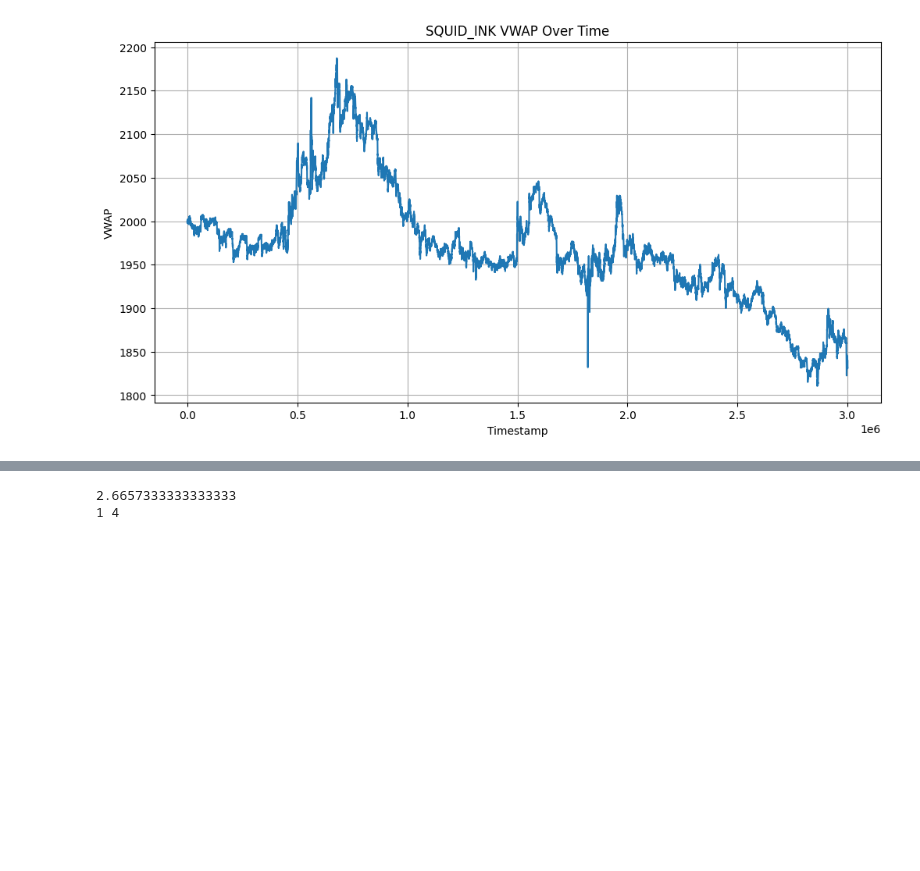
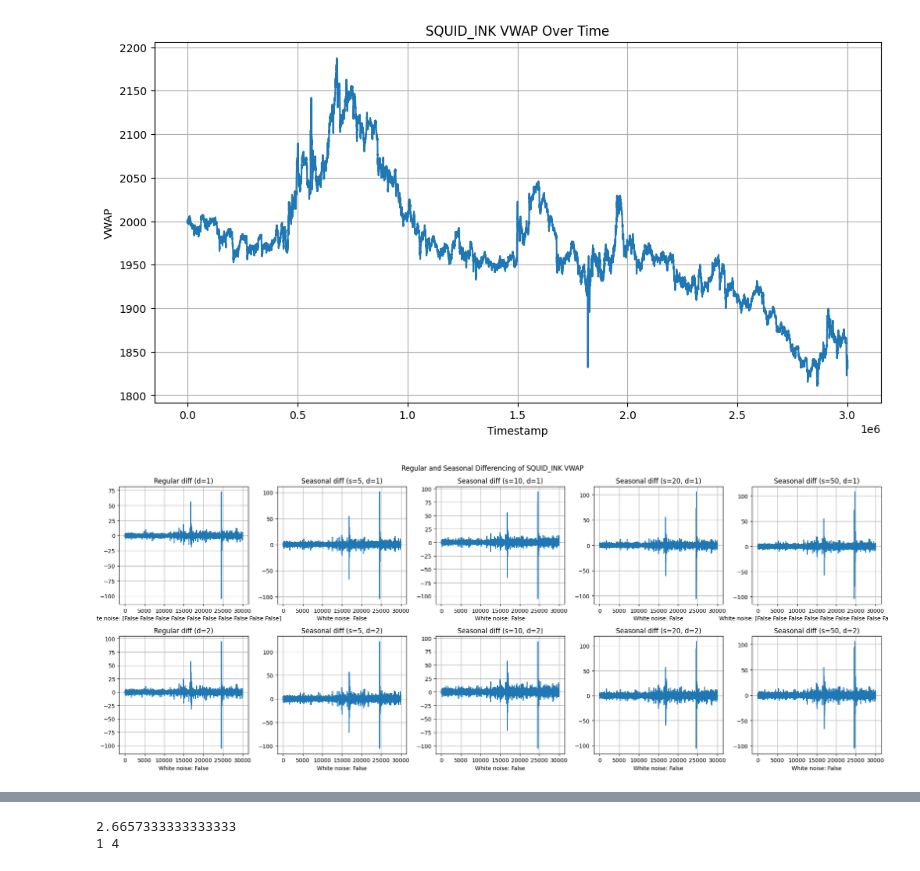
Before and after one commit to shank959/prosperity-imc25, a Jupyter notebook: rounds/round1/eda/round1_eda.ipynb, the cells around one changed output, grey strips where cells are left out. Saved outputs shown, nothing was run; the diff lists cells and outputs as text; code cells hidden in the pictures; blank space fills up the shorter version.

```diff
--- a/rounds/round1/eda/round1_eda.ipynb
+++ b/rounds/round1/eda/round1_eda.ipynb
@@ -88,3 +88,76 @@ plt.grid(True)
 plt.show()
 # %% [output]
 [figure]
+# %%
+# Calculate and plot differenced series at different degrees and seasonal periods
+from statsmodels.tsa.stattools import acf
+import scipy.stats as stats
+
+def check_white_noise(series):
+    # Perform Ljung-Box test
+    acf_values = acf(series, nlags=20)
+    lb_stat, lb_pvalue = acf(series, nlags=10, qstat=True)[1:]
+
+    # Check if autocorrelations are close to zero
+    is_white = np.all(np.abs(acf_values[1:]) < 0.2) and lb_pvalue > 0.05
+
+    return is_white
+
+# Different degrees of differencing
+degrees = [1, 2]
+# Different seasonal periods to try
+seasonal_periods = [5, 10, 20, 50]
+
+fig, axes = plt.subplots(len(degrees), len(seasonal_periods)+1, figsize=(20, 8))
+fig.suptitle('Regular and Seasonal Differencing of SQUID_INK VWAP')
+
+for i, d in enumerate(degrees):
+    # Regular differencing
+    diff_series = squid_ink_df['vwap'].diff(d).dropna()
+
+    axes[i,0].plot(diff_series)
+    axes[i,0].set_title(f'Regular diff (d={d})')
+    axes[i,0].grid(True)
+
+    is_white = check_white_noise(diff_series)
+    axes[i,0].set_xlabel(f'White noise: {is_white}')
+
+    # Seasonal differencing
+    for j, s in enumerate(seasonal_periods):
+        seas_diff = squid_ink_df['vwap'].diff(s).dropna()
+        # Apply regular differencing on top if d > 0
+        if d > 0:
+            seas_diff = seas_diff.diff(d).dropna()
+
+        axes[i,j+1].plot(seas_diff)
+        axes[i,j+1].set_title(f'Seasonal diff (s={s}, d={d})')
+        axes[i,j+1].grid(True)
+
+        is_white = check_white_noise(seas_diff)
+        axes[i,j+1].set_xlabel(f'White noise: {is_white}')
+
+plt.tight_layout()
+plt.show()
+
+# Print summary statistics for each differencing
+print("\nSummary Statistics:")
+print("\nRegular Differencing:")
+for d in degrees:
+    diff = squid_ink_df['vwap'].diff(d).dropna()
+    print(f"\nd={d}:")
+    print(f"Mean: {diff.mean():.4f}")
+    print(f"Std: {diff.std():.4f}")
+    print(f"Is White Noise: {check_white_noise(diff)}")
+
+print("\nSeasonal Differencing:")
+for s in seasonal_periods:
+    for d in degrees:
+        seas_diff = squid_ink_df['vwap'].diff(s).dropna()
+        if d > 0:
+            seas_diff = seas_diff.diff(d).dropna()
+        print(f"\ns={s}, d={d}:")
+        print(f"Mean: {seas_diff.mean():.4f}")
+        print(f"Std: {seas_diff.std():.4f}")
+        print(f"Is White Noise: {check_white_noise(seas_diff)}")
+# %% [output]
+[figure, added]
```
Also changed, not shown: parts of 2 cells of this notebook.
